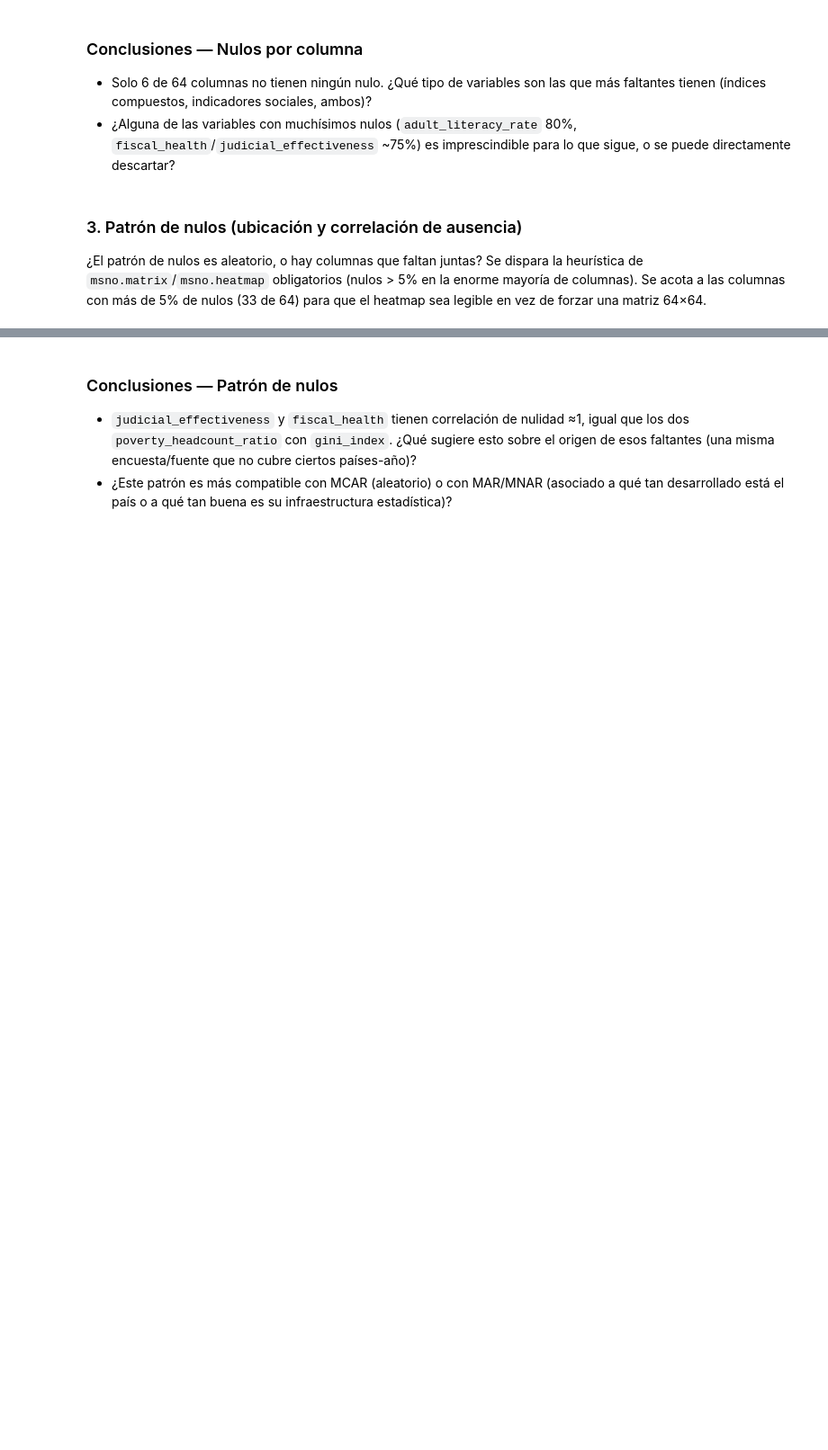
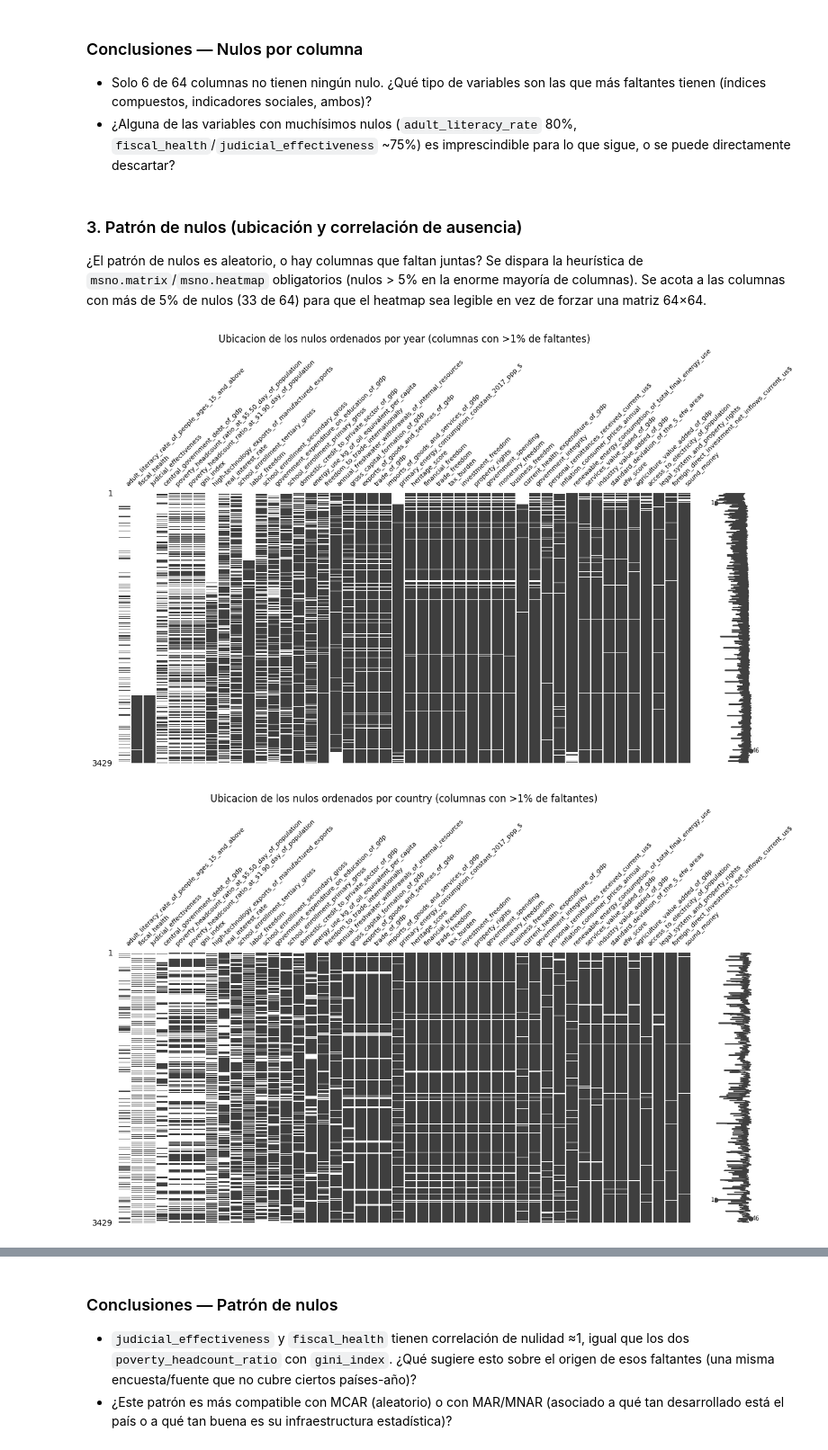
Before and after one commit to AlesioRios/Laboratorio-de-Datos-II, a Jupyter notebook: Lab_de_Datos_II_TP3.ipynb, the cells around one changed output, grey strips where cells are left out. Shown at 90% size. Saved outputs shown, nothing was run; the diff lists cells and outputs as text; code cells hidden in the pictures; blank space fills up the shorter version.

```diff
--- a/Lab_de_Datos_II_TP3.ipynb
+++ b/Lab_de_Datos_II_TP3.ipynb
@@ -116,12 +146,23 @@ print(f"Columnas sin nulos: {(resumen_nulos['% nulos'] == 0).sum()} de {len(resu
 
 ¿El patrón de nulos es aleatorio, o hay columnas que faltan juntas? Se dispara la heurística de `msno.matrix`/`msno.heatmap` obligatorios (nulos > 5% en la enorme mayoría de columnas). Se acota a las columnas con más de 5% de nulos (33 de 64) para que el heatmap sea legible en vez de forzar una matriz 64×64.
 # %%
-columnas_con_nulos = resumen_nulos[resumen_nulos['% nulos'] > 5].index.tolist()
+porc = 1
+columnas_con_nulos = resumen_nulos[resumen_nulos['% nulos'] > porc].index.tolist()
 
-msno.matrix(df[columnas_con_nulos], figsize=(14, 6), fontsize=8)
-plt.title('Ubicacion de los nulos (columnas con >5% de faltantes)')
+df_ordenado_por_fecha = df.sort_values(['year','country']).reset_index(drop=True)
+df_ordenado_por_pais = df.sort_values(['country', 'year']).reset_index(drop=True)
+
+msno.matrix(df_ordenado_por_fecha[columnas_con_nulos], figsize=(14, 6), fontsize=8)
+plt.title(f'Ubicacion de los nulos ordenados por year (columnas con >{porc}% de faltantes)')
+plt.show()
+
+msno.matrix(df_ordenado_por_pais[columnas_con_nulos], figsize=(14, 6), fontsize=8)
+plt.title(f'Ubicacion de los nulos ordenados por country (columnas con >{porc}% de faltantes)')
 plt.show()
 
 msno.heatmap(df[columnas_con_nulos], figsize=(14, 12), fontsize=8)
 plt.title('Correlacion de nulidad entre columnas')
 plt.show()
+# %% [output]
+[figure, added]
+[figure, added]
```
Also changed, not shown: parts of 15 cells of this notebook.
